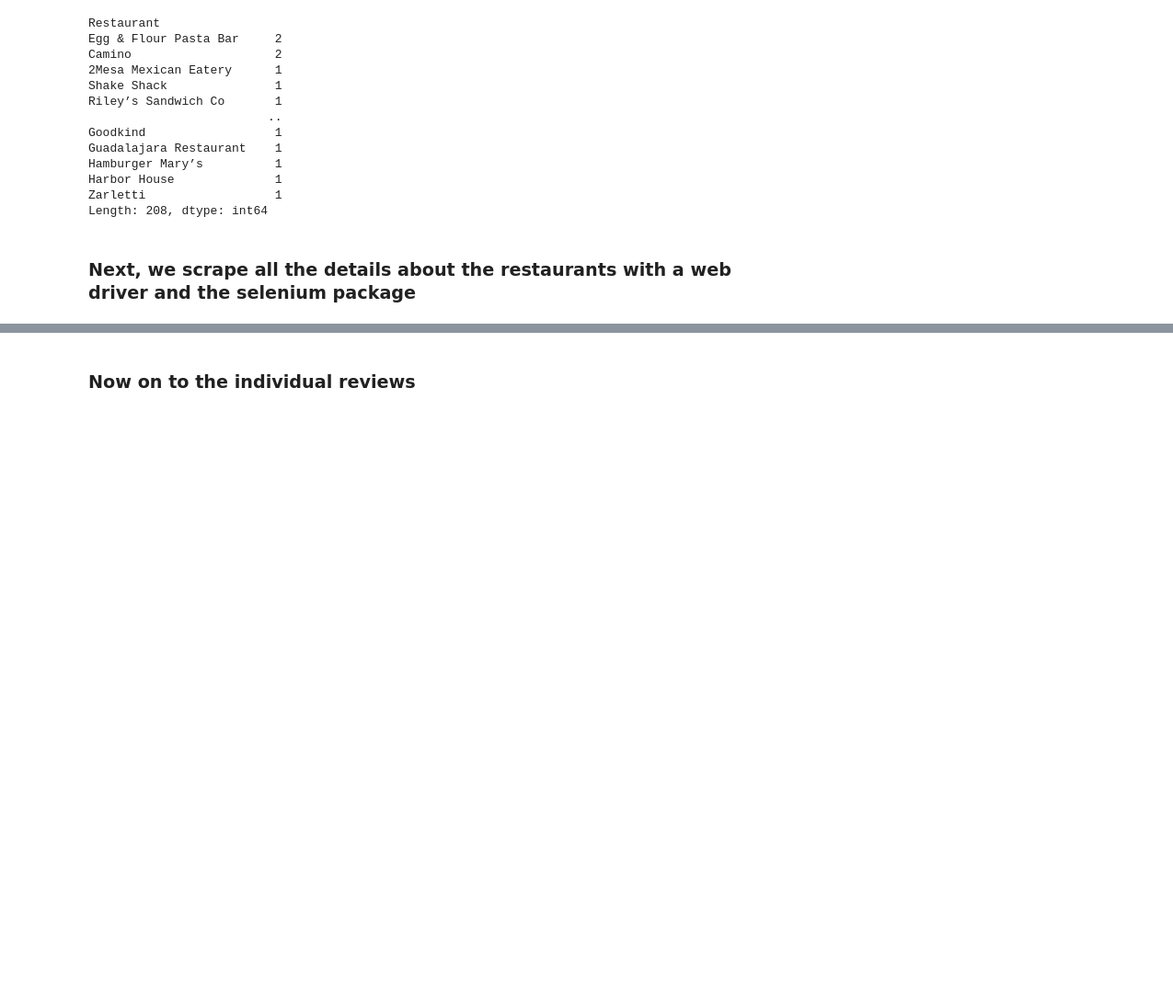
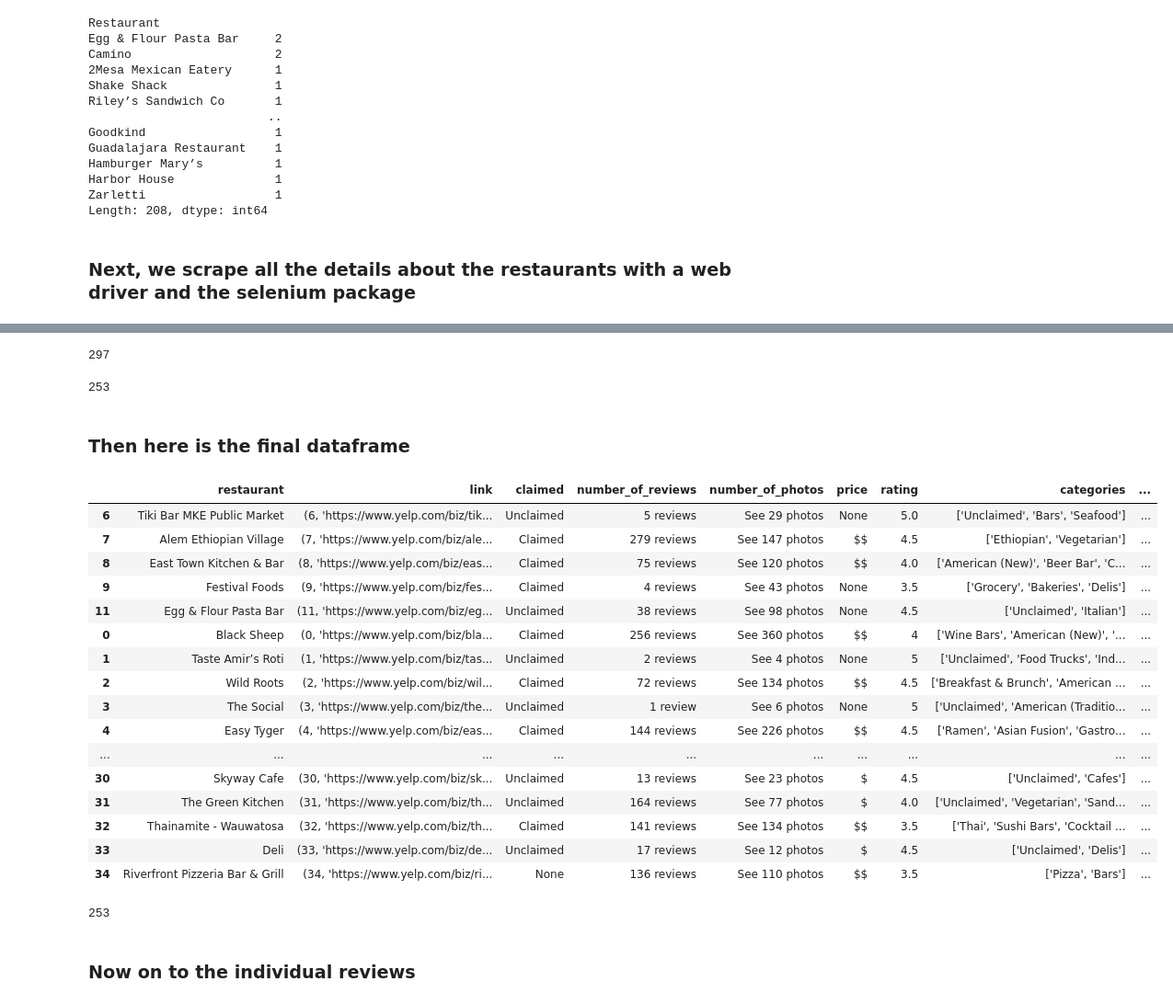
Before and after one commit to julia-amelie/Yelp-scraping, a Jupyter notebook: Scraper_yelp.ipynb, the cells around one changed output, grey strips where cells are left out. Shown at 92% size. Cells and saved outputs as stored; diff of their text form; code cells hidden in the pictures; blank space fills up the shorter version.

```diff
--- a/Scraper_yelp.ipynb
+++ b/Scraper_yelp.ipynb
@@ -639,0 +542,73 @@ df5
+# %%
+frames = [df1, df2, df3, df4, df5, df6, df7, df8, df9, df10]
+dfdf = pd.concat(frames)
+# %%
+len(dfdf)
+# %% [output]
+297
+# %%
+dfdf.head()
+dfdf = dfdf.loc[:, ~dfdf.columns.str.contains('^Unnamed')]
+dfdf['restaurant'] = dfdf['restaurant'].astype('str')
+# %%
+import regex as re
+
+new_restaurants = dfdf.restaurant.to_list()
+
+'''stripping anything werid from the search term'''
+def searchconcat(x):
+    x = x.replace(',', '')\
+    .replace("'","")\
+    .replace('(','')\
+    .replace(')','')\
+    .replace('0', '')\
+    .replace('1', '')\
+    .replace('2', '')\
+    .replace('3', '')\
+    .replace('4', '')\
+    .replace('5', '')\
+    .replace('6', '')\
+    .replace('7', '')\
+    .replace('8', '')\
+    .replace('9', '')\
+    .strip()
+
+    return str(x)
+
+
+
+new_ii = []
+for i in new_restaurants:
+    new_i=searchconcat(i)
+    new_ii.append(new_i)
+
+
+dfdf['restaurant'] = new_ii
+# %%
+dfdf.drop_duplicates(subset=['restaurant'], keep='last', inplace = True)
+# %%
+len(dfdf)
+# %% [output]
+253
+# %% [markdown]
+### Then here is the final dataframe
+# %%
+dfdf.tail(50)
+# %% [output]
+|  | restaurant | link | claimed | number_of_reviews | number_of_photos | price | rating | categories | ... |
+| 6 | Tiki Bar MKE Public Market | (6, 'https://www.yelp.com/biz/tik... | Unclaimed | 5 reviews | See 29 photos | None | 5.0 | ['Unclaimed', 'Bars', 'Seafood'] | ... |
+| 7 | Alem Ethiopian Village | (7, 'https://www.yelp.com/biz/ale... | Claimed | 279 reviews | See 147 photos | $$ | 4.5 | ['Ethiopian', 'Vegetarian'] | ... |
+| 8 | East Town Kitchen & Bar | (8, 'https://www.yelp.com/biz/eas... | Claimed | 75 reviews | See 120 photos | $$ | 4.0 | ['American (New)', 'Beer Bar', 'C... | ... |
+| 9 | Festival Foods | (9, 'https://www.yelp.com/biz/fes... | Claimed | 4 reviews | See 43 photos | None | 3.5 | ['Grocery', 'Bakeries', 'Delis'] | ... |
+| 11 | Egg & Flour Pasta Bar | (11, 'https://www.yelp.com/biz/eg... | Unclaimed | 38 reviews | See 98 photos | None | 4.5 | ['Unclaimed', 'Italian'] | ... |
+| 0 | Black Sheep | (0, 'https://www.yelp.com/biz/bla... | Claimed | 256 reviews | See 360 photos | $$ | 4 | ['Wine Bars', 'American (New)', '... | ... |
+| 1 | Taste Amir’s Roti | (1, 'https://www.yelp.com/biz/tas... | Unclaimed | 2 reviews | See 4 photos | None | 5 | ['Unclaimed', 'Food Trucks', 'Ind... | ... |
+| 2 | Wild Roots | (2, 'https://www.yelp.com/biz/wil... | Claimed | 72 reviews | See 134 photos | $$ | 4.5 | ['Breakfast & Brunch', 'American ... | ... |
+| 3 | The Social | (3, 'https://www.yelp.com/biz/the... | Unclaimed | 1 review | See 6 photos | None | 5 | ['Unclaimed', 'American (Traditio... | ... |
+| 4 | Easy Tyger | (4, 'https://www.yelp.com/biz/eas... | Claimed | 144 reviews | See 226 photos | $$ | 4.5 | ['Ramen', 'Asian Fusion', 'Gastro... | ... |
+| ... | ... | ... | ... | ... | ... | ... | ... | ... | ... |
+| 30 | Skyway Cafe | (30, 'https://www.yelp.com/biz/sk... | Unclaimed | 13 reviews | See 23 photos | $ | 4.5 | ['Unclaimed', 'Cafes'] | ... |
+| 31 | The Green Kitchen | (31, 'https://www.yelp.com/biz/th... | Unclaimed | 164 reviews | See 77 photos | $ | 4.0 | ['Unclaimed', 'Vegetarian', 'Sand... | ... |
+| 32 | Thainamite - Wauwatosa | (32, 'https://www.yelp.com/biz/th... | Claimed | 141 reviews | See 134 photos | $$ | 3.5 | ['Thai', 'Sushi Bars', 'Cocktail ... | ... |
+| 33 | Deli | (33, 'https://www.yelp.com/biz/de... | Unclaimed | 17 reviews | See 12 photos | $ | 4.5 | ['Unclaimed', 'Delis'] | ... |
+| 34 | Riverfront Pizzeria Bar & Grill | (34, 'https://www.yelp.com/biz/ri... | None | 136 reviews | See 110 photos | $$ | 3.5 | ['Pizza', 'Bars'] | ... |
@@ -640,2 +617,7 @@ df5
+# %%
+dflist =dfdf.restaurant.to_list()
+len(set(dflist))
+# %% [output]
+253
 # %% [markdown]
 ### Now on to the individual reviews
```
Also changed, not shown: parts of 121 cells of this notebook.
